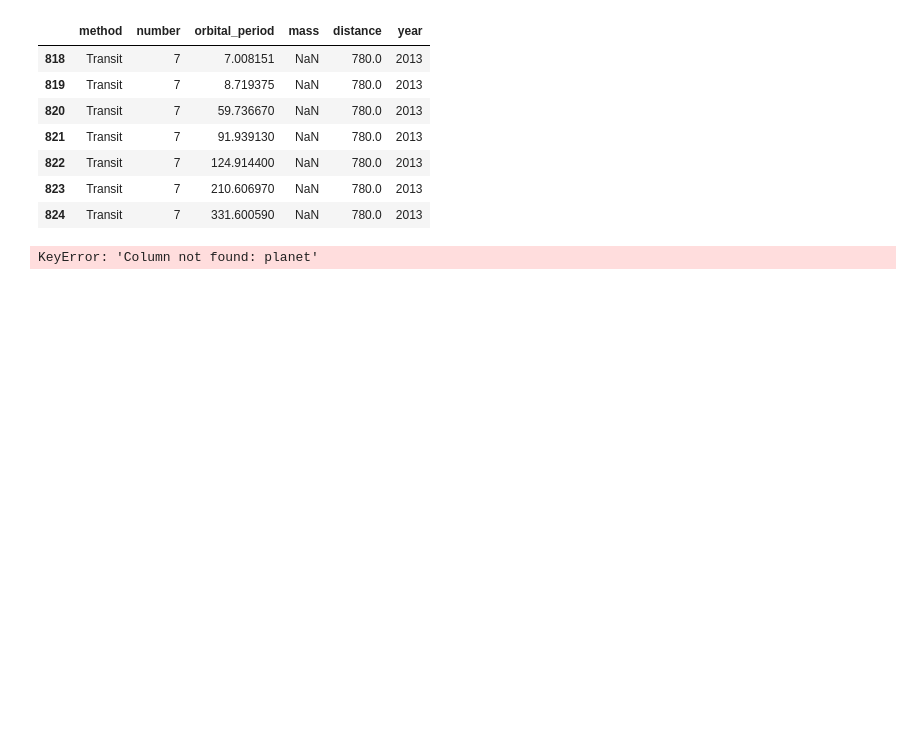
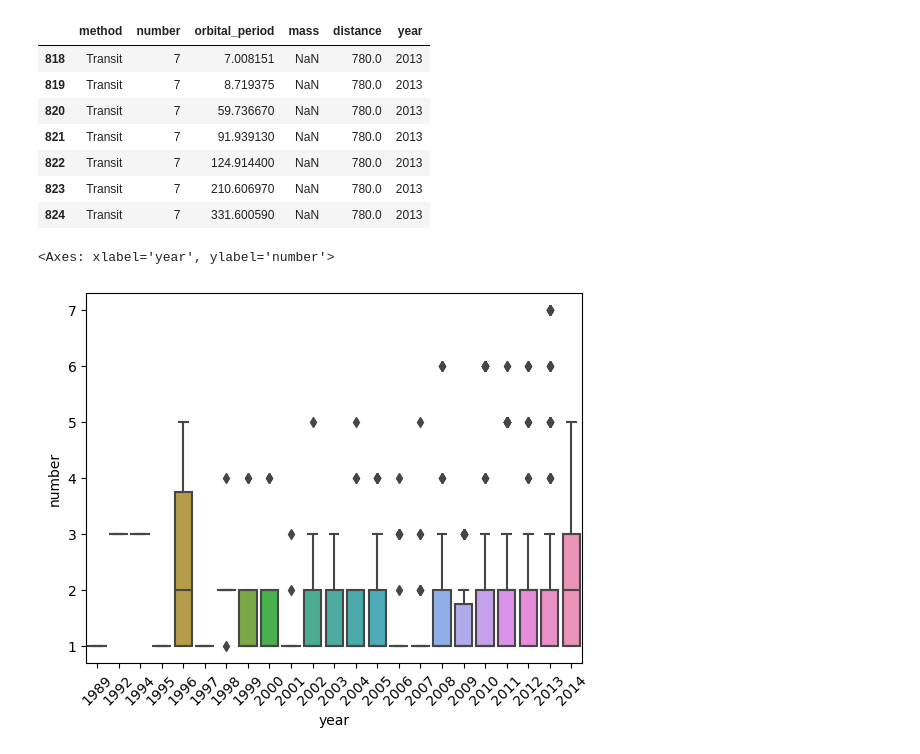
Before and after one commit to crypt0kitik/Introduction-to-Data-Analytics, a Jupyter notebook: Homework sets/Additional notebooks/Data Analytics - Planets.ipynb, the cells around one changed output. Drawn from its saved outputs; the diff is of its cells as text; code cells hidden in the pictures; blank space fills up the shorter version.

```diff
--- a/Homework sets/Additional notebooks/Data Analytics - Planets.ipynb
+++ b/Homework sets/Additional notebooks/Data Analytics - Planets.ipynb
@@ -168,17 +173,23 @@ year
 | 822 | Transit | 7 | 124.914400 | NaN | 780.0 | 2013 |
 | 823 | Transit | 7 | 210.606970 | NaN | 780.0 | 2013 |
 | 824 | Transit | 7 | 331.600590 | NaN | 780.0 | 2013 |
-# %%
-
-
-# Group the number of exoplanets discovered by year
-discoveries_by_year = df.groupby('year')['planet'].count()
-
-# Create a line chart of exoplanet discoveries by year
-plt.plot(discoveries_by_year.index, discoveries_by_year.values)
-plt.xlabel('Year')
-plt.ylabel('Number of Exoplanets Discovered')
-plt.title('Exoplanet Discoveries Over Time')
-plt.show()
-# %% [output]
-KeyError: 'Column not found: planet'
+# %%
+# I decided to use another plot to see the data clearer
+plt.xticks(rotation=45)
+sns.boxplot(x='year', y='number', data=df)
+
+# we can see that pick years were 2008 - 2013 except 2009
+# I googled about these years:
+# Between 1992 and 2000, just over 30 exoplanets were discovered.
+# And by 2009, that number only increased to roughly 400.
+# But in 2009, NASA’s Kepler Space Telescope launched. It was designed specifically
+# to detect exoplanets in one small patch of the sky using the transit method
+# and data collected in its 9 years of operation has confirmed the existence
+# of around 2,400 of the exoplanets that we know of today.
+# source: https://spacecentre.co.uk/blog-post/30-years-discovering-exoplanets/#:~:text=The%20hunt%20for%20exoplanets%20started,only%20increased%20to%20roughly%20400.
+
+# This is also proved our analytics earlier, that one of the most
+# popular methods was Transit
+# %% [output]
+<Axes: xlabel='year', ylabel='number'>
+[figure, added]
```
Also changed, not shown: parts of 4 cells of this notebook.
